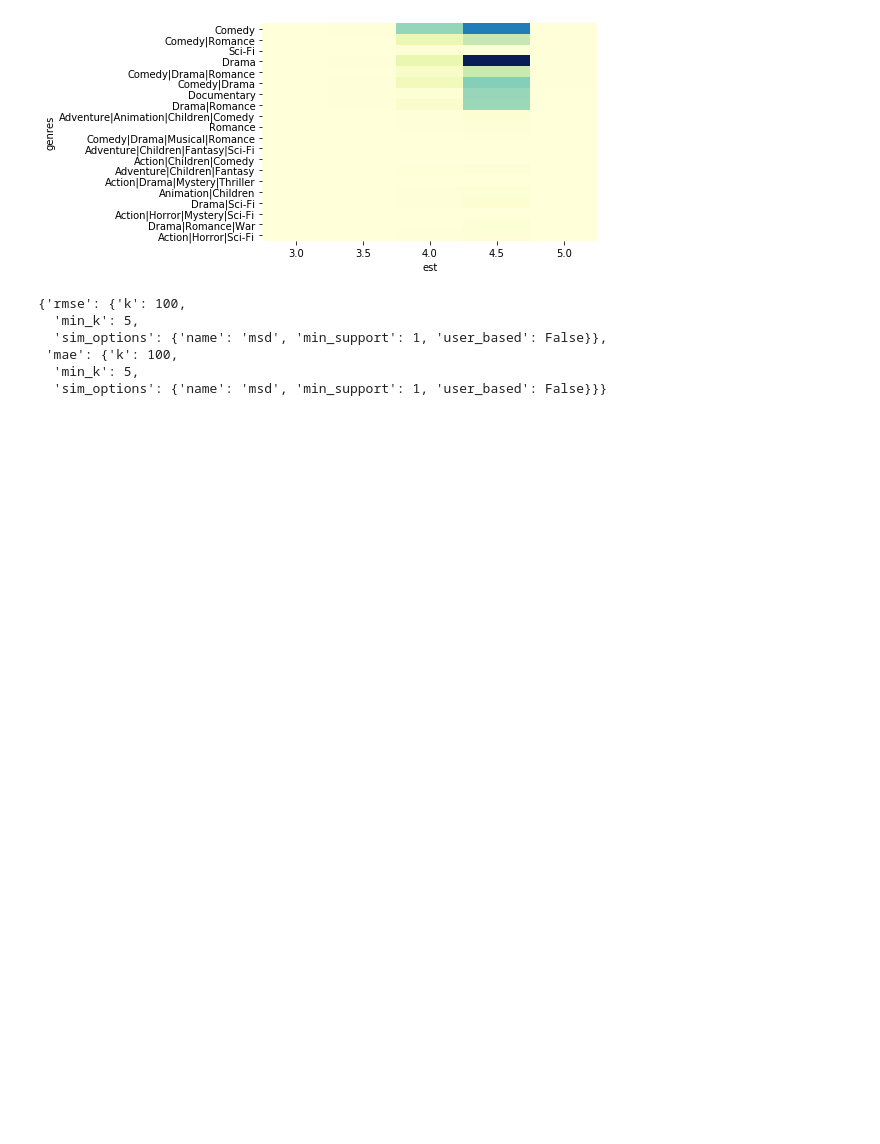
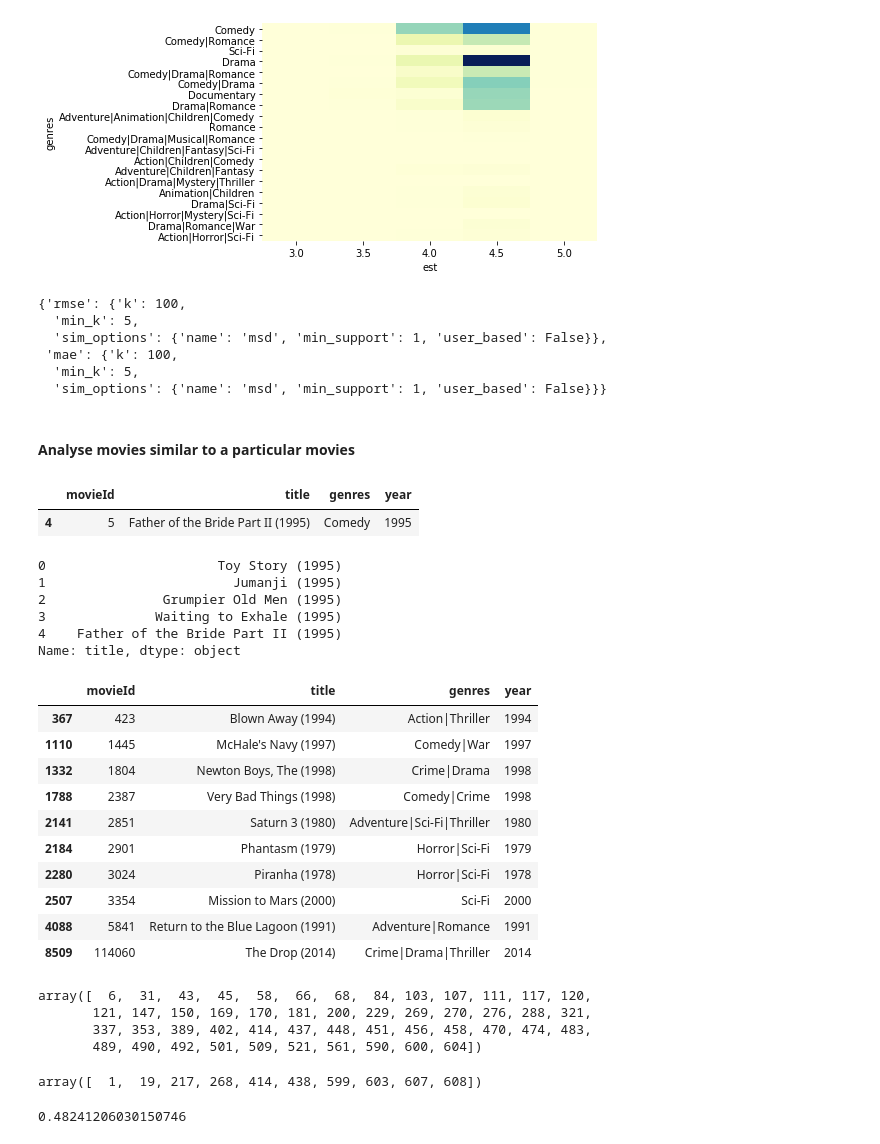
Before and after one commit to pankajti/MSDS7331_LAB3, a Jupyter notebook: modelling.ipynb, the cells around one changed output. Cells and saved outputs as stored; diff of their text form; code cells hidden in the pictures; blank space fills up the shorter version.

```diff
--- a/modelling.ipynb
+++ b/modelling.ipynb
@@ -539,3 +543,53 @@ best_gs.best_params
  'mae': {'k': 100,
   'min_k': 5,
   'sim_options': {'name': 'msd', 'min_support': 1, 'user_based': False}}}
+# %% [markdown]
+#### Analyse movies similar to a particular movies
+# %%
+movies_df[movies_df['title']=='Father of the Bride Part II (1995)']
+# %% [output]
+|  | movieId | title | genres | year |
+| 4 | 5 | Father of the Bride Part II (1995) | Comedy | 1995 |
+# %%
+ movies_df.title.head()
+# %% [output]
+0                      Toy Story (1995)
+1                        Jumanji (1995)
+2               Grumpier Old Men (1995)
+3              Waiting to Exhale (1995)
+4    Father of the Bride Part II (1995)
+Name: title, dtype: object
+# %%
+cur_algo = gs_basic.best_estimator['rmse']
+movie_iid = movies_df[movies_df['title']=='Father of the Bride Part II (1995)'].movieId.values[0]
+movie_idd_inner_id = cur_algo.trainset.to_inner_iid(movie_iid)
+movies_like_movie_inner_ids = cur_algo.get_neighbors(movie_idd_inner_id, 10)
+movies_like_movie_raw_ids = [cur_algo.trainset.to_raw_iid(inner_iid ) for inner_iid in movies_like_movie_inner_ids]
+movies_df[movies_df['movieId'].isin(movies_like_movie_raw_ids)]
+# %% [output]
+|  | movieId | title | genres | year |
+| 367 | 423 | Blown Away (1994) | Action|Thriller | 1994 |
+| 1110 | 1445 | McHale's Navy (1997) | Comedy|War | 1997 |
+| 1332 | 1804 | Newton Boys, The (1998) | Crime|Drama | 1998 |
+| 1788 | 2387 | Very Bad Things (1998) | Comedy|Crime | 1998 |
+| 2141 | 2851 | Saturn 3 (1980) | Adventure|Sci-Fi|Thriller | 1980 |
+| 2184 | 2901 | Phantasm (1979) | Horror|Sci-Fi | 1979 |
+| 2280 | 3024 | Piranha (1978) | Horror|Sci-Fi | 1978 |
+| 2507 | 3354 | Mission to Mars (2000) | Sci-Fi | 2000 |
+| 4088 | 5841 | Return to the Blue Lagoon (1991) | Adventure|Romance | 1991 |
+| 8509 | 114060 | The Drop (2014) | Crime|Drama|Thriller | 2014 |
+# %%
+ratings_df[ratings_df['movieId'] == movie_iid].userId.values
+# %% [output]
+array([  6,  31,  43,  45,  58,  66,  68,  84, 103, 107, 111, 117, 120,
+       121, 147, 150, 169, 170, 181, 200, 229, 269, 270, 276, 288, 321,
+       337, 353, 389, 402, 414, 437, 448, 451, 456, 458, 470, 474, 483,
+       489, 490, 492, 501, 509, 521, 561, 590, 600, 604])
+# %%
+ratings_df[ratings_df['movieId'] == movies_like_movie_raw_ids[0]].userId.values
+# %% [output]
+array([  1,  19, 217, 268, 414, 438, 599, 603, 607, 608])
+# %%
+best_algo.sim[0][4]
+# %% [output]
+0.48241206030150746
```
Also changed, not shown: parts of 3 cells of this notebook, 1 other file.
